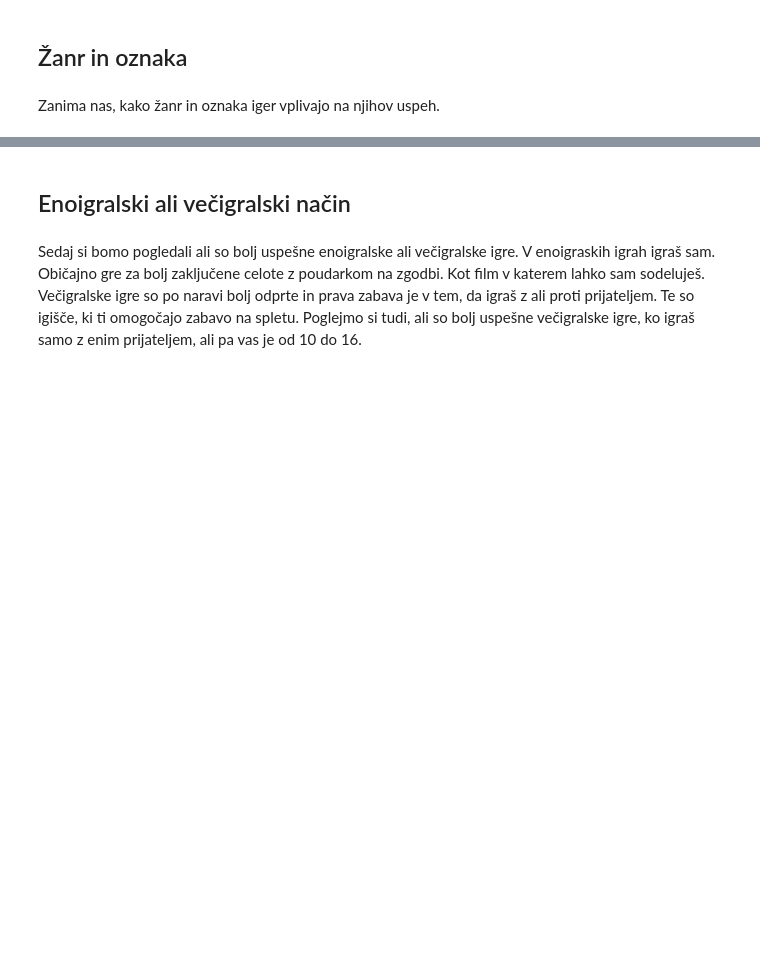
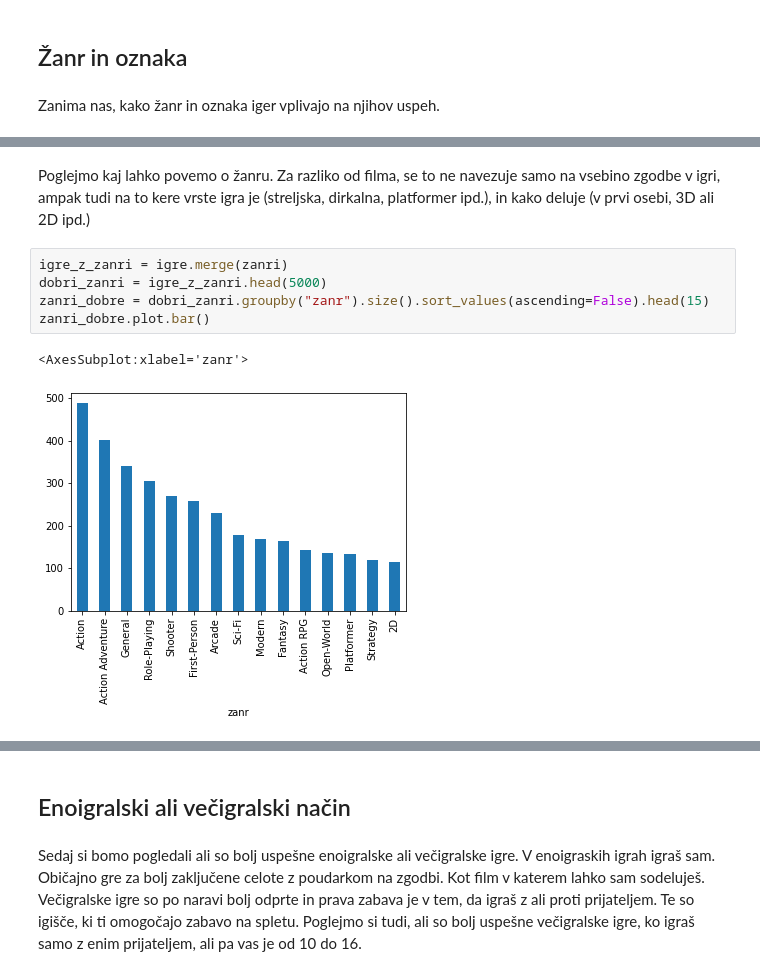
Before and after one commit to benoucakar/Najboljse-videoigre-vseh-casov, a Jupyter notebook: Najboljse_videoigre_vseh_casov.ipynb, the cells around one changed output, grey strips where cells are left out. Cells and saved outputs as stored; diff of their text form; blank space fills up the shorter version.

```diff
--- a/Najboljse_videoigre_vseh_casov.ipynb
+++ b/Najboljse_videoigre_vseh_casov.ipynb
@@ -498,0 +536,10 @@ Zanima nas, kako žanr in oznaka iger vplivajo na njihov uspeh.
+# %% [markdown]
+Poglejmo kaj lahko povemo o žanru. Za razliko od filma, se to ne navezuje samo na vsebino zgodbe v igri, ampak tudi na to kere vrste igra je (streljska, dirkalna, platformer ipd.), in kako deluje (v prvi osebi, 3D ali 2D ipd.)
+# %%
+igre_z_zanri = igre.merge(zanri)
+dobri_zanri = igre_z_zanri.head(5000)
+zanri_dobre = dobri_zanri.groupby("zanr").size().sort_values(ascending=False).head(15)
+zanri_dobre.plot.bar()
+# %% [output]
+<AxesSubplot:xlabel='zanr'>
+[figure, added]
```
Also changed, not shown: parts of 24 cells of this notebook.
